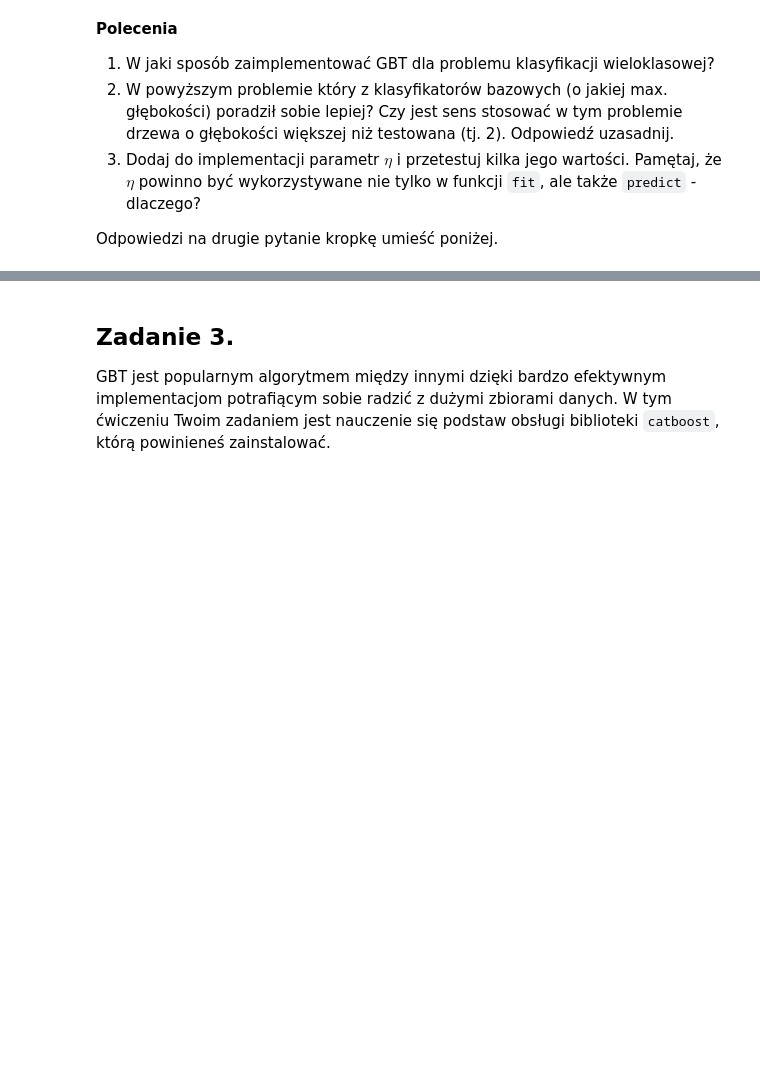
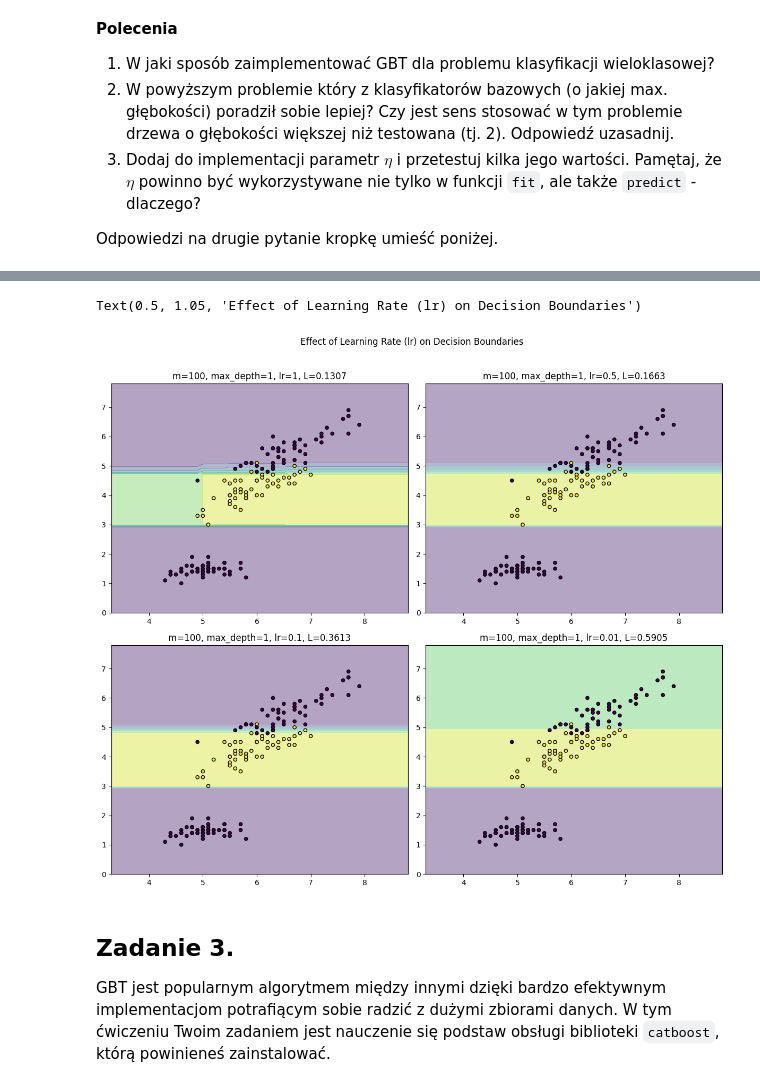
Before and after one commit to BartekAndree/2025_sus, a Jupyter notebook: 10/su-lab-zad-dom-10.ipynb, the cells around one changed output, grey strips where cells are left out. Drawn from its saved outputs; the diff is of its cells as text; code cells hidden in the pictures; blank space fills up the shorter version.

```diff
--- a/10/su-lab-zad-dom-10.ipynb
+++ b/10/su-lab-zad-dom-10.ipynb
@@ -267,7 +362,14 @@ Odpowiedzi na drugie pytanie kropkę umieść poniżej.
 # %%
-fig, axs = plt.subplots(nrows=2, ncols=2)
+fig, axs = plt.subplots(nrows=2, ncols=2, figsize=(12, 10))
 for ax, lr in zip(axs.reshape(-1), [1, 0.5, 0.1, 0.01]):
     draw_boundary(x, y, m=100, max_depth=1, lr=lr, ax=ax)
+plt.tight_layout()
+plt.suptitle("Effect of Learning Rate (lr) on Decision Boundaries", y=1.05)
+# Parametr η (learning rate) jest używany zarówno w fit jak i predict, ponieważ wpływa na
+# skalę predykcji wszystkich drzew, a więc ostateczny wynik musi uwzględniać tę samą wartość
+# %% [output]
+Text(0.5, 1.05, 'Effect of Learning Rate (lr) on Decision Boundaries')
+[figure, added]
 # %% [markdown]
 ## Zadanie 3.
 
```
Also changed, not shown: parts of 23 cells of this notebook, 1 other file.
